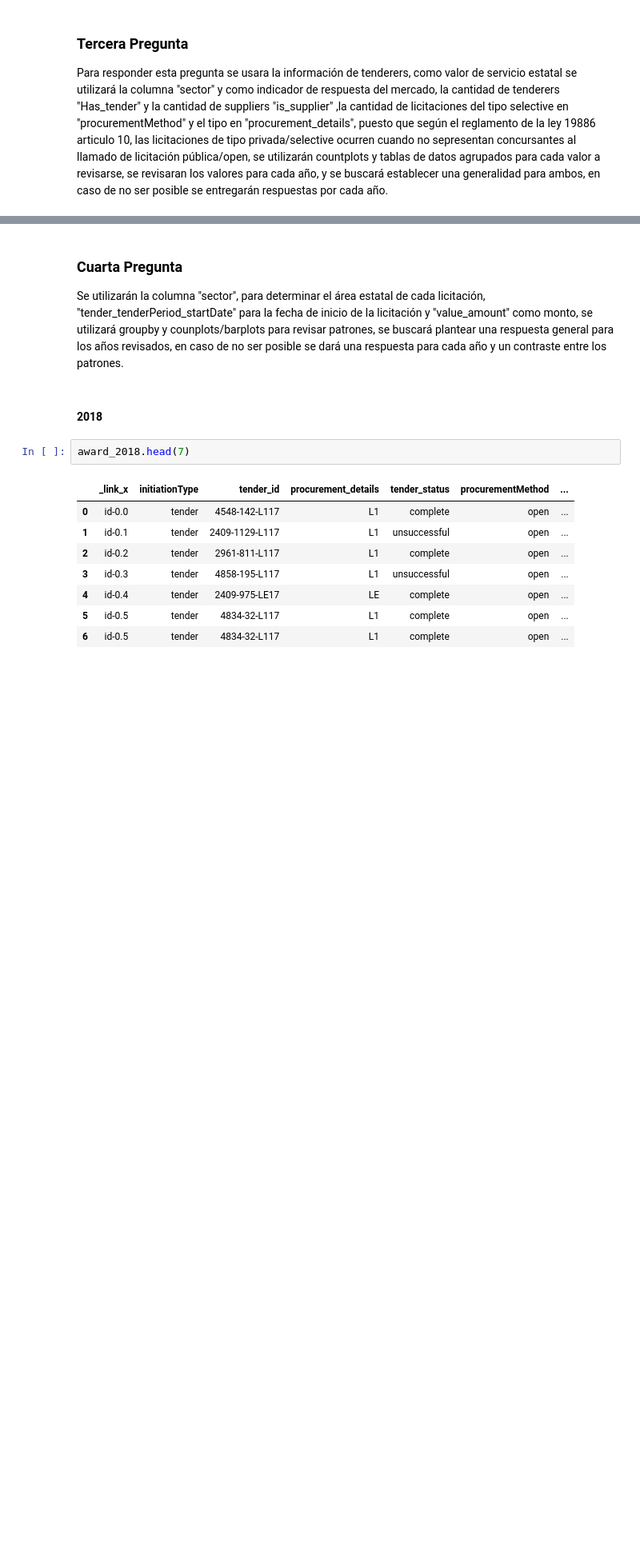
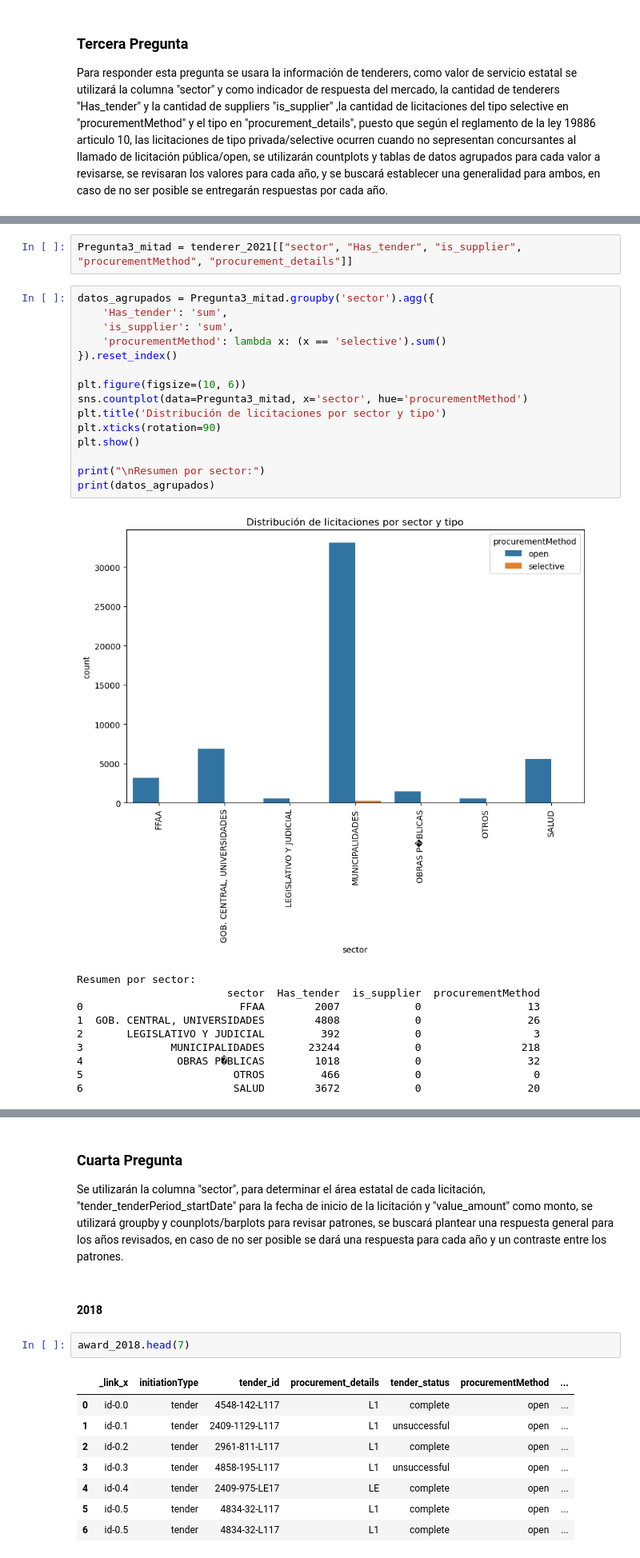
Before and after one commit to Camila-Rojas-05/Proyecto-IMT-2200-1-Grupo-14, a Jupyter notebook: Analisis_Respuestas.ipynb, the cells around one changed output, grey strips where cells are left out. Shown at 80% size. Drawn from its saved outputs; the diff is of its cells as text; blank space fills up the shorter version.

```diff
--- a/Analisis_Respuestas.ipynb
+++ b/Analisis_Respuestas.ipynb
@@ -370,0 +413,28 @@ Para responder esta pregunta se usara la información de tenderers, como valor d
+# %%
+Pregunta3_mitad = tenderer_2021[["sector", "Has_tender", "is_supplier", "procurementMethod", "procurement_details"]]
+# %%
+datos_agrupados = Pregunta3_mitad.groupby('sector').agg({
+    'Has_tender': 'sum',
+    'is_supplier': 'sum',
+    'procurementMethod': lambda x: (x == 'selective').sum()
+}).reset_index()
+
+plt.figure(figsize=(10, 6))
+sns.countplot(data=Pregunta3_mitad, x='sector', hue='procurementMethod')
+plt.title('Distribución de licitaciones por sector y tipo')
+plt.xticks(rotation=90)
+plt.show()
+
+print("\nResumen por sector:")
+print(datos_agrupados)
+# %% [output]
+[figure, added]
+Resumen por sector:
+                        sector  Has_tender  is_supplier  procurementMethod
+0                         FFAA        2007            0                 13
+1  GOB. CENTRAL, UNIVERSIDADES        4808            0                 26
+2       LEGISLATIVO Y JUDICIAL         392            0                  3
+3              MUNICIPALIDADES       23244            0                218
+4               OBRAS P�BLICAS        1018            0                 32
+5                        OTROS         466            0                  0
+6                        SALUD        3672            0                 20
```
Also changed, not shown: parts of 4 cells of this notebook.
